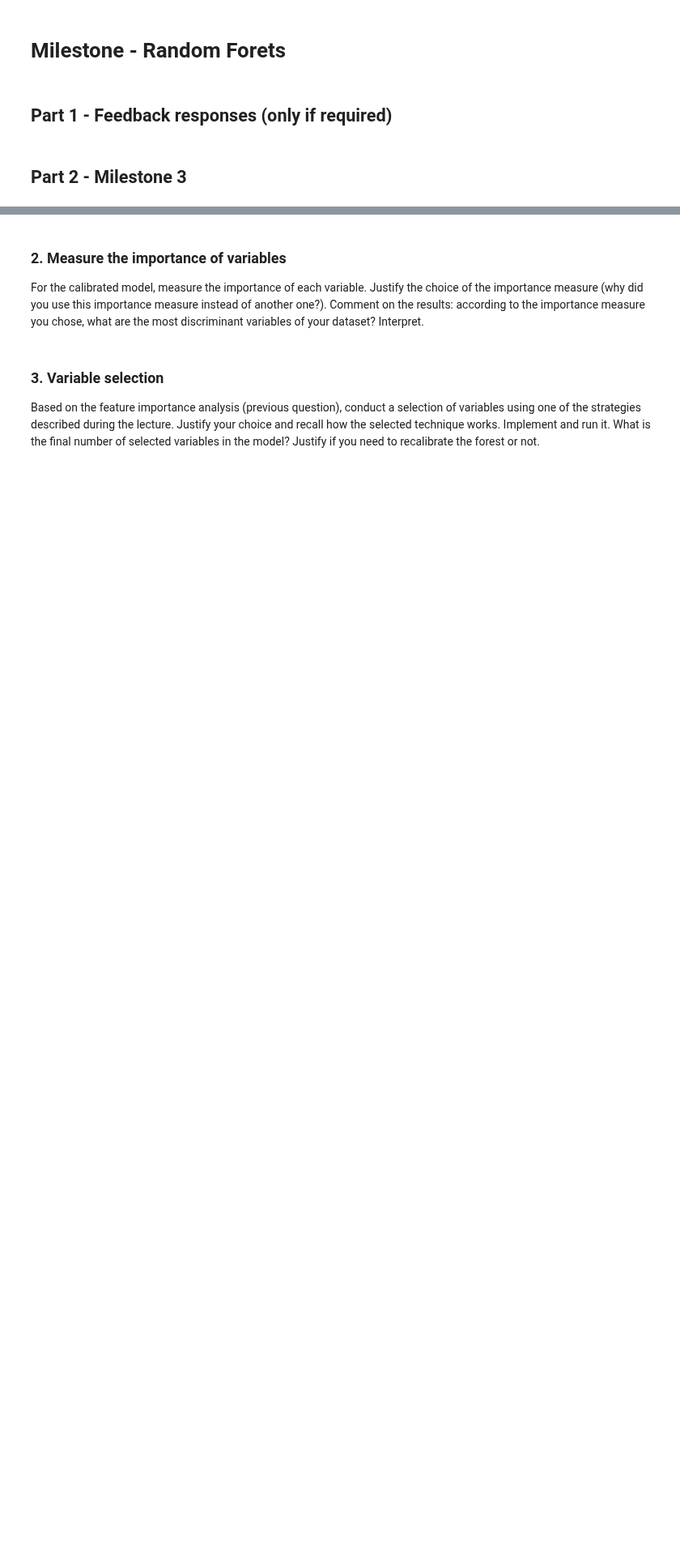
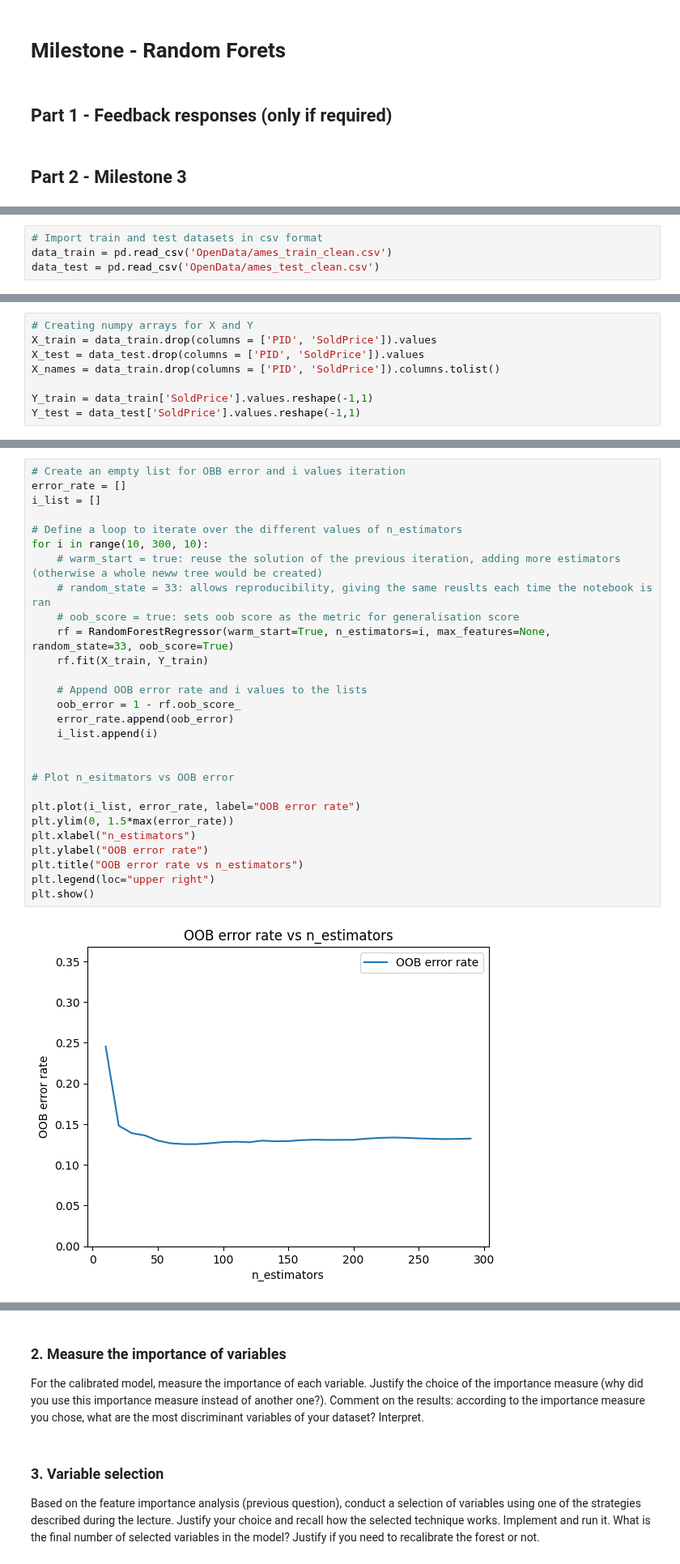
Before and after one commit to rajesvariparasa/ml-processing-pipeline-for-predicting-houseprices, a Jupyter notebook: Milestone-3-RandomForests.ipynb, the cells around one changed output, grey strips where cells are left out. Shown at 81% size. Drawn from its saved outputs; the diff is of its cells as text; blank space fills up the shorter version.

```diff
--- a/Milestone-3-RandomForests.ipynb
+++ b/Milestone-3-RandomForests.ipynb
@@ -6,0 +18,4 @@
+# %%
+# Import train and test datasets in csv format
+data_train = pd.read_csv('OpenData/ames_train_clean.csv')
+data_test = pd.read_csv('OpenData/ames_test_clean.csv')
@@ -6,0 +24,8 @@
+# %%
+# Creating numpy arrays for X and Y
+X_train = data_train.drop(columns = ['PID', 'SoldPrice']).values
+X_test = data_test.drop(columns = ['PID', 'SoldPrice']).values
+X_names = data_train.drop(columns = ['PID', 'SoldPrice']).columns.tolist()
+
+Y_train = data_train['SoldPrice'].values.reshape(-1,1)
+Y_test = data_test['SoldPrice'].values.reshape(-1,1)
@@ -9,0 +59,30 @@ Recall what are the two most important hyperparameters. Propose a protocol that
+# %%
+# Create an empty list for OBB error and i values iteration
+error_rate = []
+i_list = []
+
+# Define a loop to iterate over the different values of n_estimators
+for i in range(10, 300, 10):
+    # warm_start = true: reuse the solution of the previous iteration, adding more estimators (otherwise a whole neww tree would be created)
+    # random_state = 33: allows reproducibility, giving the same reuslts each time the notebook is ran
+    # oob_score = true: sets oob score as the metric for generalisation score
+    rf = RandomForestRegressor(warm_start=True, n_estimators=i, max_features=None, random_state=33, oob_score=True)
+    rf.fit(X_train, Y_train)
+
+    # Append OOB error rate and i values to the lists
+    oob_error = 1 - rf.oob_score_
+    error_rate.append(oob_error)
+    i_list.append(i)
+
+
+# Plot n_esitmators vs OOB error
+
+plt.plot(i_list, error_rate, label="OOB error rate")
+plt.ylim(0, 1.5*max(error_rate))
+plt.xlabel("n_estimators")
+plt.ylabel("OOB error rate")
+plt.title("OOB error rate vs n_estimators")
+plt.legend(loc="upper right")
+plt.show()
+# %% [output]
+[figure, added]
```
Also changed, not shown: parts of 15 cells of this notebook.
